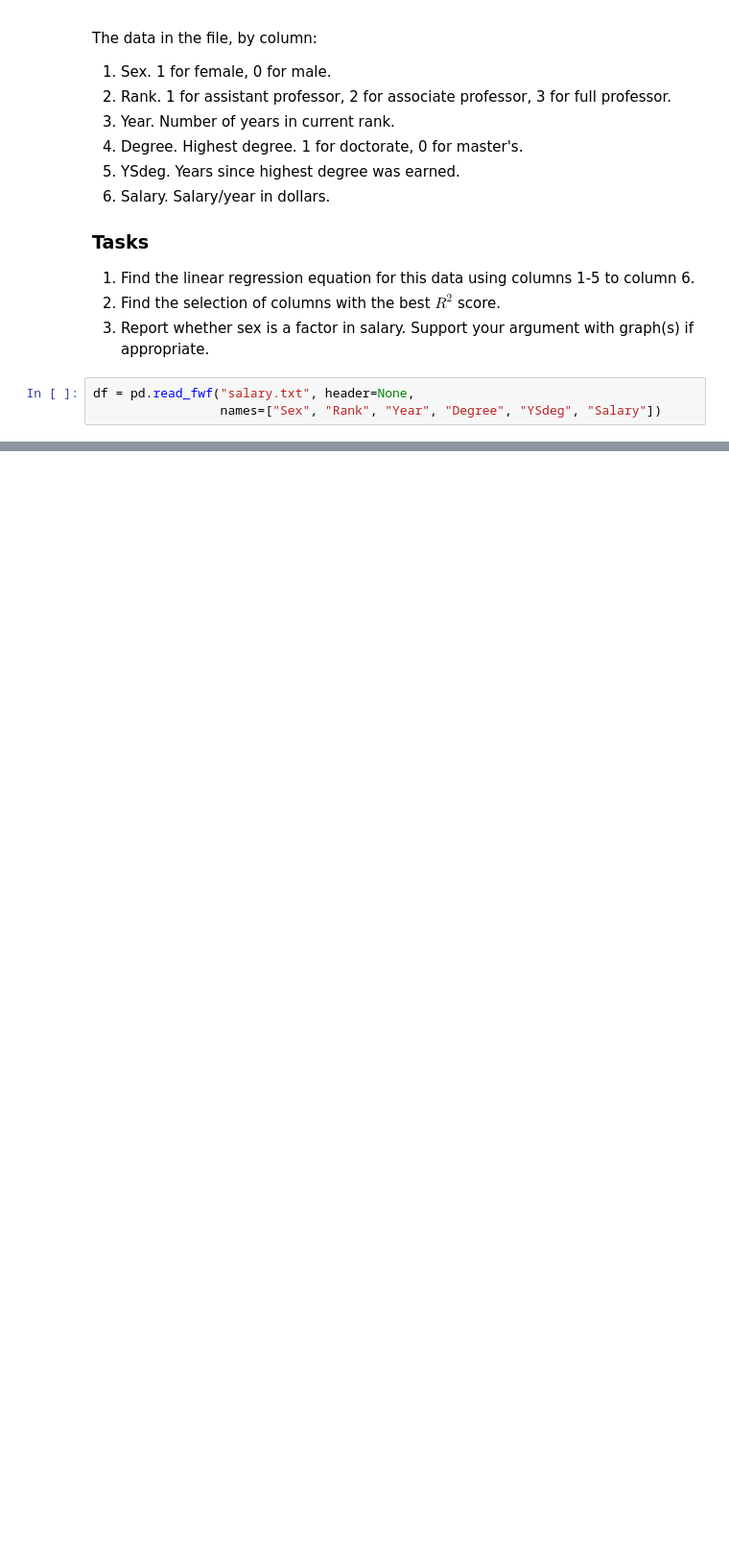
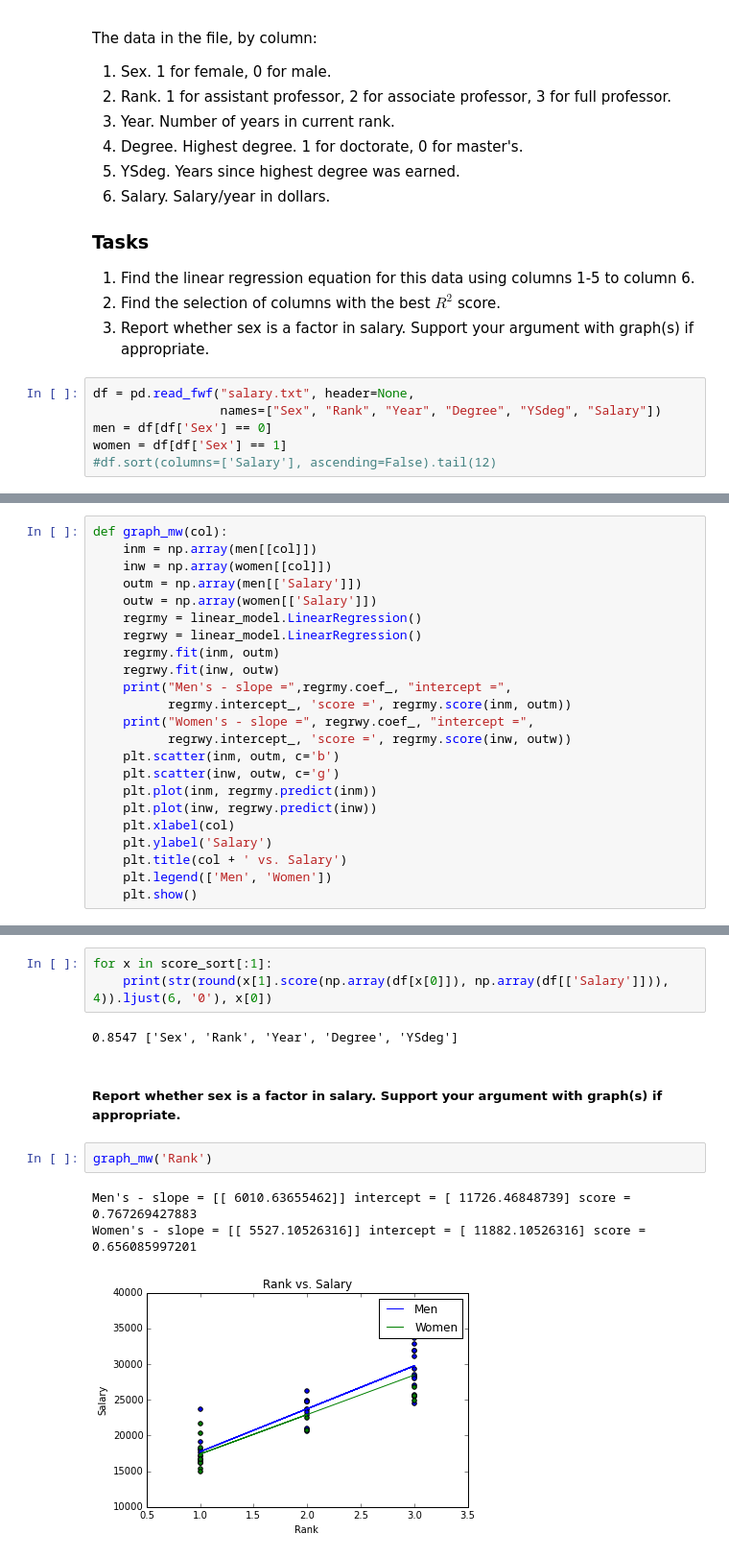
Before and after one commit to JonathanFrederick/linear-regression, a Jupyter notebook: simple-linear-regression.ipynb, the cells around one changed output, grey strips where cells are left out. Shown at 96% size. Cells and saved outputs as stored; diff of their text form; blank space fills up the shorter version.

```diff
--- a/simple-linear-regression.ipynb
+++ b/simple-linear-regression.ipynb
@@ -118,3 +115,6 @@ The data in the file, by column:
 # %%
 df = pd.read_fwf("salary.txt", header=None,
                  names=["Sex", "Rank", "Year", "Degree", "YSdeg", "Salary"])
+men = df[df['Sex'] == 0]
+women = df[df['Sex'] == 1]
+#df.sort(columns=['Salary'], ascending=False).tail(12)
@@ -120,0 +133,23 @@ df = pd.read_fwf("salary.txt", header=None,
+# %%
+def graph_mw(col):
+    inm = np.array(men[[col]])
+    inw = np.array(women[[col]])
+    outm = np.array(men[['Salary']])
+    outw = np.array(women[['Salary']])
+    regrmy = linear_model.LinearRegression()
+    regrwy = linear_model.LinearRegression()
+    regrmy.fit(inm, outm)
+    regrwy.fit(inw, outw)
+    print("Men's - slope =",regrmy.coef_, "intercept =",
+          regrmy.intercept_, 'score =', regrmy.score(inm, outm))
+    print("Women's - slope =", regrwy.coef_, "intercept =",
+          regrwy.intercept_, 'score =', regrmy.score(inw, outw))
+    plt.scatter(inm, outm, c='b')
+    plt.scatter(inw, outw, c='g')
+    plt.plot(inm, regrmy.predict(inm))
+    plt.plot(inw, regrwy.predict(inw))
+    plt.xlabel(col)
+    plt.ylabel('Salary')
+    plt.title(col + ' vs. Salary')
+    plt.legend(['Men', 'Women'])
+    plt.show()
@@ -120,0 +170,13 @@ df = pd.read_fwf("salary.txt", header=None,
+# %%
+for x in score_sort[:1]:
+    print(str(round(x[1].score(np.array(df[x[0]]), np.array(df[['Salary']])), 4)).ljust(6, '0'), x[0])
+# %% [output]
+0.8547 ['Sex', 'Rank', 'Year', 'Degree', 'YSdeg']
+# %% [markdown]
+##### Report whether sex is a factor in salary. Support your argument with graph(s) if appropriate.
+# %%
+graph_mw('Rank')
+# %% [output]
+Men's - slope = [[ 6010.63655462]] intercept = [ 11726.46848739] score = 0.767269427883
+Women's - slope = [[ 5527.10526316]] intercept = [ 11882.10526316] score = 0.656085997201
+[figure, added]
```
Also changed, not shown: parts of 11 cells of this notebook.
